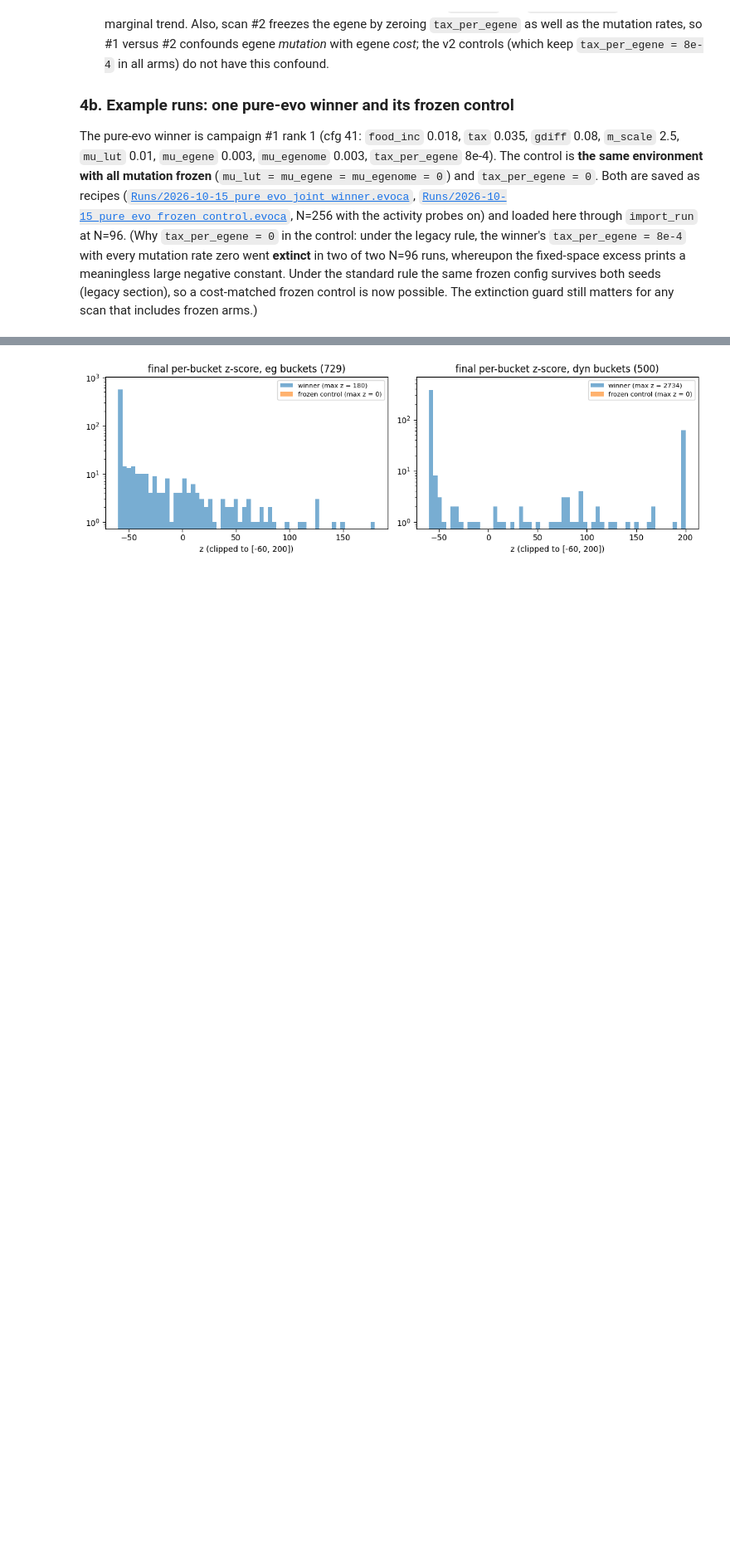
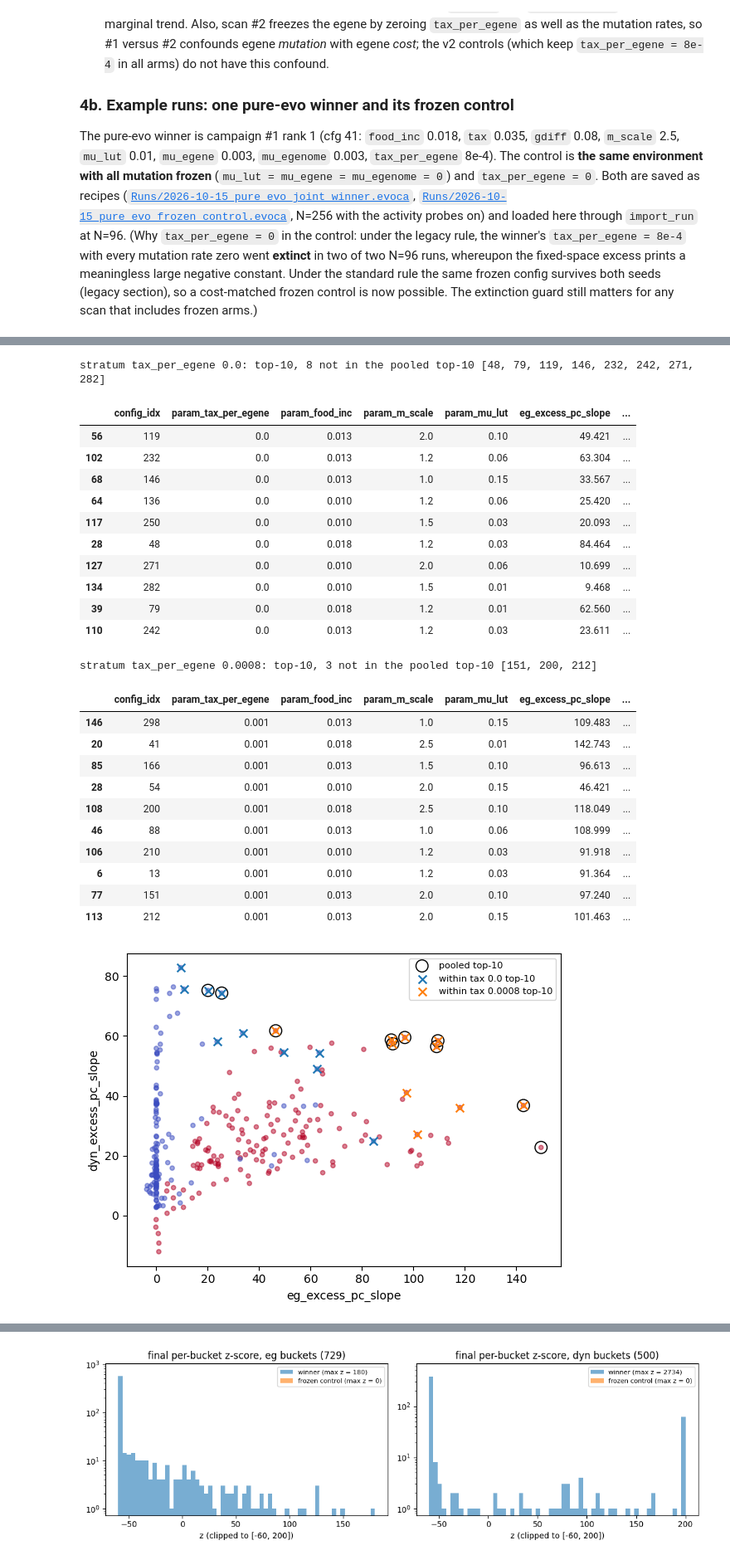
Before and after one commit to nhpackard/EvoCA, a Jupyter notebook: Research/Activity-metrics/Activity-metrics.ipynb, the cells around one changed output, grey strips where cells are left out. Shown at 83% size. Cells and saved outputs as stored; diff of their text form; code cells hidden in the pictures; blank space fills up the shorter version.

```diff
--- a/Research/Activity-metrics/Activity-metrics.ipynb
+++ b/Research/Activity-metrics/Activity-metrics.ipynb
@@ -570,0 +581,28 @@ The pure-evo winner is campaign #1 rank 1 (cfg 41: `food_inc` 0.018, `tax` 0.035
+# %%
+import conepareto as cp
+from scipy.stats import spearmanr
+E, D, K = 'eg_excess_pc_slope', 'dyn_excess_pc_slope', 10
+Jp = Jc.reset_index(drop=True)
+def qbox_top(g, k=K):
+    g = g.reset_index(drop=True)
+    r = cp.select(cp.normalize_values(g[E].values), cp.normalize_values(g[D].values), 'qbox', k,
+                  first_quantile_level=0.5, second_quantile_level=0.5)
+    return g.iloc[list(r.indices)]
+for t, g in Jp.groupby('param_tax_per_egene'):
+    front = (cp.pareto_layers(cp.normalize_values(g[E].values), cp.normalize_values(g[D].values)) == 1).sum()
+    print(f"tax_per_egene {t}: n {len(g)}, eg median {g[E].median():.2f} (p90 {g[E].quantile(.9):.1f}), "
+          f"dyn median {g[D].median():.1f}, Spearman {spearmanr(g[E], g[D])[0]:.2f}, first front {front}")
+show = ['config_idx', 'param_tax_per_egene', 'param_food_inc', 'param_m_scale', 'param_mu_lut', E, D]
+pooled = qbox_top(Jp)
+print('\npooled top-10, by stratum:', pooled.param_tax_per_egene.value_counts().to_dict()); display(pooled[show].round(3))
+strat = {t: qbox_top(g) for t, g in Jp.groupby('param_tax_per_egene')}
+for t, s in strat.items():
+    new = sorted(set(s.config_idx) - set(pooled.config_idx))
+    print(f'stratum tax_per_egene {t}: top-10, {len(new)} not in the pooled top-10 {new}'); display(s[show].round(3))
+fig, ax = plt.subplots(figsize=(6, 4.5))
+ax.scatter(Jp[E], Jp[D], c=Jp.param_tax_per_egene, cmap='coolwarm', s=14, alpha=0.5)
+ax.scatter(pooled[E], pooled[D], s=110, facecolors='none', edgecolors='k', label='pooled top-10')
+for t, s in strat.items():
+    ax.scatter(s[E], s[D], marker='x', s=50, label=f'within tax {t} top-10')
+ax.set_xlabel(E); ax.set_ylabel(D); ax.legend(fontsize=8); fig.tight_layout(); plt.show()
+# %% [output]
@@ -570,0 +624,25 @@ The pure-evo winner is campaign #1 rank 1 (cfg 41: `food_inc` 0.018, `tax` 0.035
+stratum tax_per_egene 0.0: top-10, 8 not in the pooled top-10 [48, 79, 119, 146, 232, 242, 271, 282]
+|  | config_idx | param_tax_per_egene | param_food_inc | param_m_scale | param_mu_lut | eg_excess_pc_slope | ... |
+| 56 | 119 | 0.0 | 0.013 | 2.0 | 0.10 | 49.421 | ... |
+| 102 | 232 | 0.0 | 0.013 | 1.2 | 0.06 | 63.304 | ... |
+| 68 | 146 | 0.0 | 0.013 | 1.0 | 0.15 | 33.567 | ... |
+| 64 | 136 | 0.0 | 0.010 | 1.2 | 0.06 | 25.420 | ... |
+| 117 | 250 | 0.0 | 0.010 | 1.5 | 0.03 | 20.093 | ... |
+| 28 | 48 | 0.0 | 0.018 | 1.2 | 0.03 | 84.464 | ... |
+| 127 | 271 | 0.0 | 0.010 | 2.0 | 0.06 | 10.699 | ... |
+| 134 | 282 | 0.0 | 0.010 | 1.5 | 0.01 | 9.468 | ... |
+| 39 | 79 | 0.0 | 0.018 | 1.2 | 0.01 | 62.560 | ... |
+| 110 | 242 | 0.0 | 0.013 | 1.2 | 0.03 | 23.611 | ... |
+stratum tax_per_egene 0.0008: top-10, 3 not in the pooled top-10 [151, 200, 212]
+|  | config_idx | param_tax_per_egene | param_food_inc | param_m_scale | param_mu_lut | eg_excess_pc_slope | ... |
+| 146 | 298 | 0.001 | 0.013 | 1.0 | 0.15 | 109.483 | ... |
+| 20 | 41 | 0.001 | 0.018 | 2.5 | 0.01 | 142.743 | ... |
+| 85 | 166 | 0.001 | 0.013 | 1.5 | 0.10 | 96.613 | ... |
+| 28 | 54 | 0.001 | 0.010 | 2.0 | 0.15 | 46.421 | ... |
+| 108 | 200 | 0.001 | 0.018 | 2.5 | 0.10 | 118.049 | ... |
+| 46 | 88 | 0.001 | 0.013 | 1.0 | 0.06 | 108.999 | ... |
+| 106 | 210 | 0.001 | 0.010 | 1.2 | 0.03 | 91.918 | ... |
+| 6 | 13 | 0.001 | 0.010 | 1.2 | 0.03 | 91.364 | ... |
+| 77 | 151 | 0.001 | 0.013 | 2.0 | 0.10 | 97.240 | ... |
+| 113 | 212 | 0.001 | 0.013 | 2.0 | 0.15 | 101.463 | ... |
+[figure, added]
```
Also changed, not shown: parts of 9 cells of this notebook, 4 other files.
